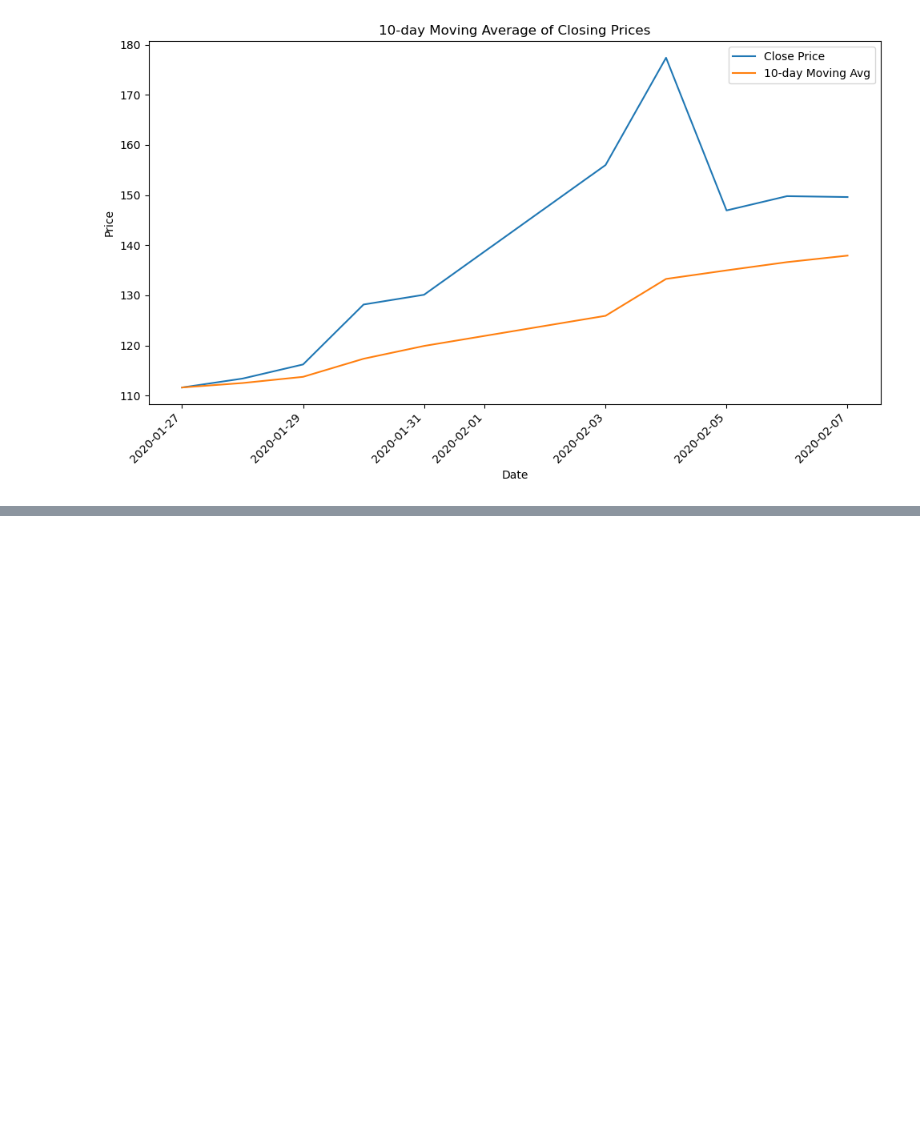
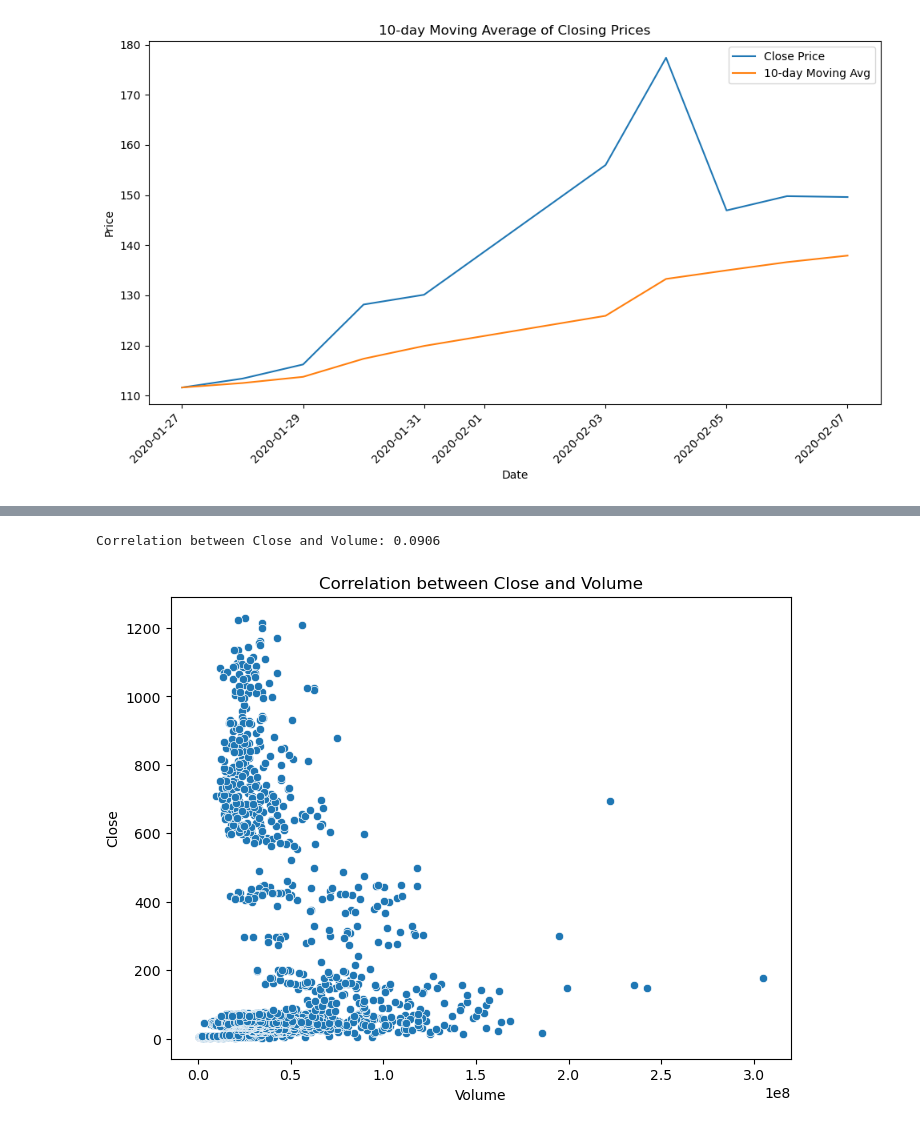
Before and after one commit to lucioawa/Tesla_Stock_Analysis_MLM_Predictions, a Jupyter notebook: Tesla_Stock_Prices.ipynb, the cells around one changed output, grey strips where cells are left out. Saved outputs shown, nothing was run; the diff lists cells and outputs as text; code cells hidden in the pictures; blank space fills up the shorter version.

```diff
--- a/Tesla_Stock_Prices.ipynb
+++ b/Tesla_Stock_Prices.ipynb
@@ -833,0 +1086,65 @@ plt.show()
+# %%
+# Query 7. Volume and Close Price Correlation:
+
+# SQL Query:
+
+# In this query, the main focus is on calculating the correlation coefficient between the closing prices and trading
+# volumes of Tesla's stock over the entire data set. Here's an explanation of each element:
+
+# SELECT -- select specific columns from the table
+#     ROUND(CORR(Close, Volume)::numeric, 4) -- ‘CORR(Close, Volume)’: this calculates the correlation coefficient
+#                                            between the ‘Close’ prices and the ‘Volume’ values
+#                                            -- ‘:: numeric’: This part is a type cast that converts the result of
+#                                            the ‘CORR’ function to the numeric data type.
+#                                            The ‘::’ operator is used for type casting in PostgreSQL; it ensures
+#                                            that the result is treated as a numeric value, which is necessary for
+#                                            rounding.
+#                                            -- ‘ROUND(...)’: rounds the numeric value to 4 digits
+# AS Correlation -- renames the calculated correlation coefficient column
+# FROM Tesla_Stock_Prices; -- specifies from which table data is retrieved
+
+# Python with Pandas:
+
+# This code:
+
+# 1. Import the necessary libraries: pandas for data manipulation and analysis, seaborn for data visualization, and
+# matplotlib.pyplot for creating plots.
+# 2. Load the dataset from a CSV file using pd.read_csv().
+# 3. Calculate the correlation coefficient between 'Close' and 'Volume' columns using the .corr() method on the
+# DataFrame.
+# 4. Round the calculated correlation coefficient to 4 decimal places using the round() function.
+# 5. Print the calculated correlation coefficient.
+# 6. Create a Seaborn scatter plot using plt.figure() to set the figure size.
+# 7. Use sns.scatterplot() to create a scatter plot of 'Volume' against 'Close'.
+# 8. Set the title, xlabel, and ylabel for the plot using plt.title(), plt.xlabel(), and plt.ylabel().
+# 9. Display the plot using plt.show().
+
+import pandas as pd
+import seaborn as sns
+import matplotlib.pyplot as plt
+
+# Load the CSV file into a DataFrame
+df = pd.read_csv('C:/Users/User/Documents/DataAnalyst/TESLA_Stock/TSLA_2010_2022.csv')
+
+# Calculate the correlation coefficient between 'Close' and 'Volume' using the corr() method
+correlation = df['Close'].corr(df['Volume'])
+
+# Round the correlation coefficient to 4 decimal places
+rounded_correlation = round(correlation, 4)
+
+# Print the calculated correlation coefficient
+print(f"Correlation between Close and Volume: {rounded_correlation}")
+
+# Create a Seaborn scatter plot to visualize the correlation
+# The Seaborn scatter plot helps visualize the correlation between the 'Close' and 'Volume' values. The points
+# in the scatter plot represent the relationship between these two variables, and the overall pattern can indicate
+# the strength and direction of the correlation.
+plt.figure(figsize=(8, 6))
+sns.scatterplot(data=df, x='Volume', y='Close')
+plt.title('Correlation between Close and Volume')
+plt.xlabel('Volume')
+plt.ylabel('Close')
+plt.show()
+# %% [output]
+Correlation between Close and Volume: 0.0906
+[figure, added]
```
Also changed, not shown: parts of 9 cells of this notebook.
